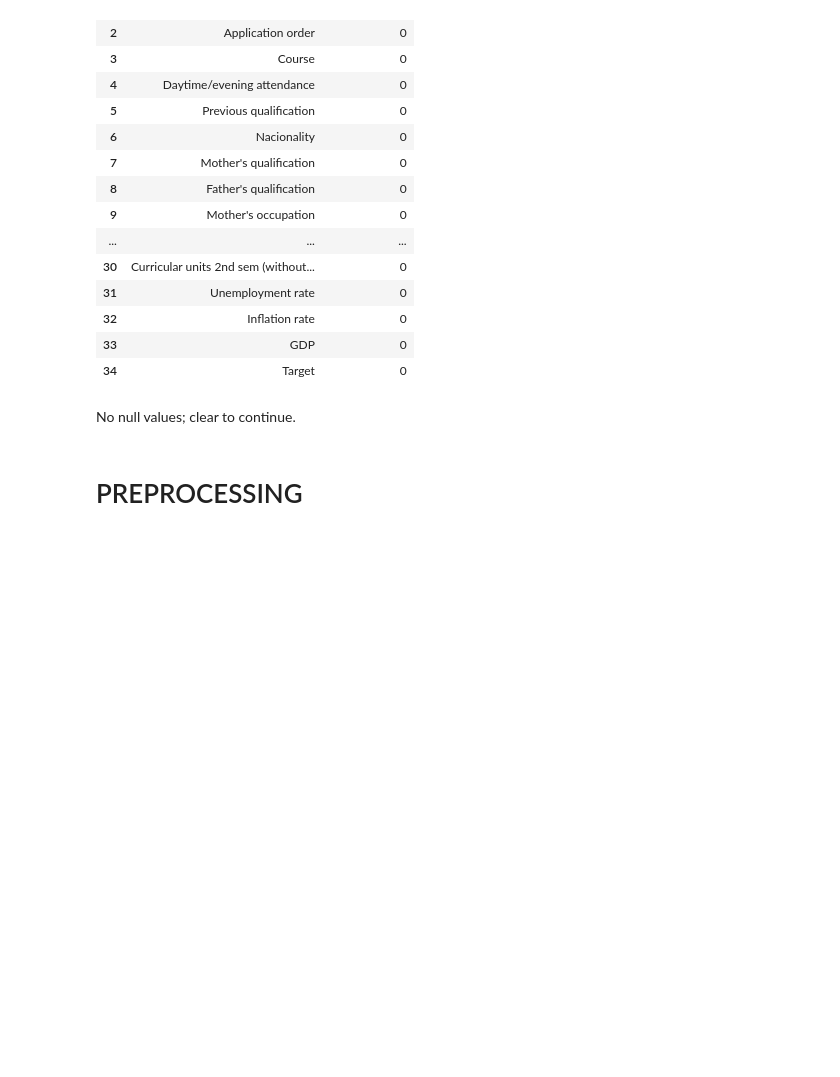
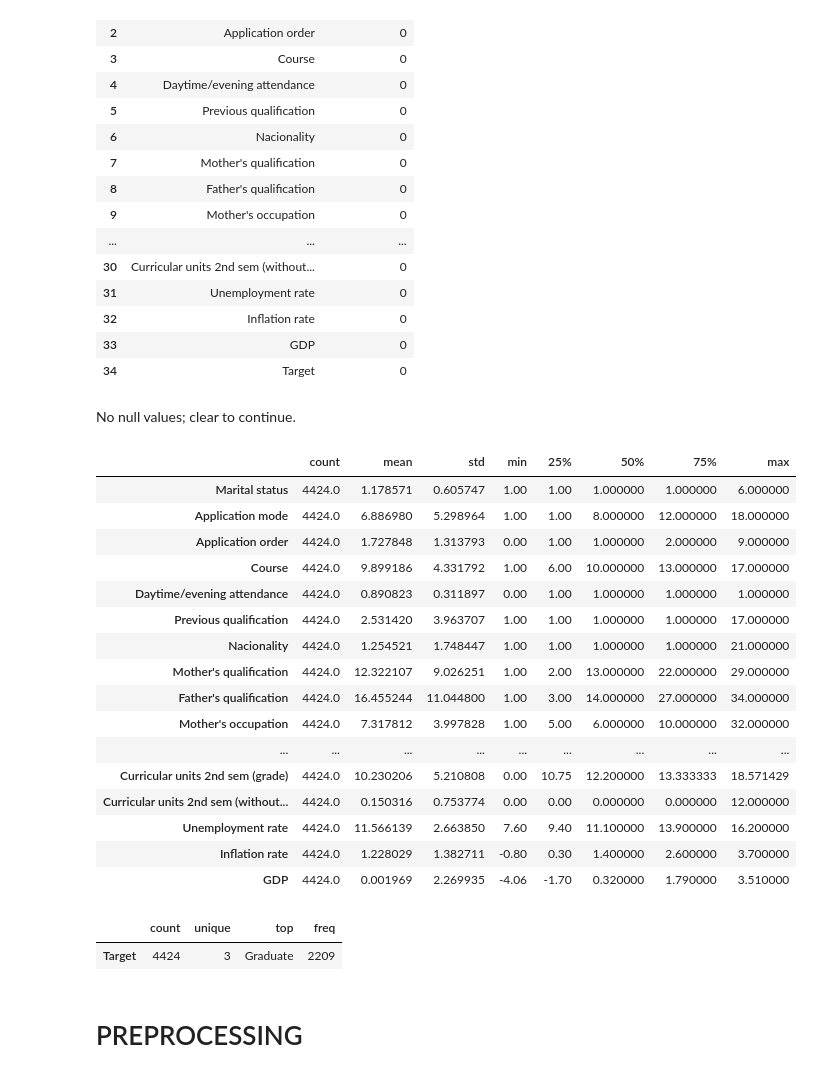
Before and after one commit to AldyG/PDA_G17, a Jupyter notebook: DataPrepEDA.ipynb, the cells around one changed output. Drawn from its saved outputs; the diff is of its cells as text; code cells hidden in the pictures; blank space fills up the shorter version.

```diff
--- a/DataPrepEDA.ipynb
+++ b/DataPrepEDA.ipynb
@@ -75,6 +75,33 @@ missing_values
 | 34 | Target | 0 |
 # %% [markdown]
 No null values; clear to continue.
+# %%
+# Check statistical summary for numerical columns
+data.describe(exclude=['object']).T
+# %% [output]
+|  | count | mean | std | min | 25% | 50% | 75% | max |
+| Marital status | 4424.0 | 1.178571 | 0.605747 | 1.00 | 1.00 | 1.000000 | 1.000000 | 6.000000 |
+| Application mode | 4424.0 | 6.886980 | 5.298964 | 1.00 | 1.00 | 8.000000 | 12.000000 | 18.000000 |
+| Application order | 4424.0 | 1.727848 | 1.313793 | 0.00 | 1.00 | 1.000000 | 2.000000 | 9.000000 |
+| Course | 4424.0 | 9.899186 | 4.331792 | 1.00 | 6.00 | 10.000000 | 13.000000 | 17.000000 |
+| Daytime/evening attendance | 4424.0 | 0.890823 | 0.311897 | 0.00 | 1.00 | 1.000000 | 1.000000 | 1.000000 |
+| Previous qualification | 4424.0 | 2.531420 | 3.963707 | 1.00 | 1.00 | 1.000000 | 1.000000 | 17.000000 |
+| Nacionality | 4424.0 | 1.254521 | 1.748447 | 1.00 | 1.00 | 1.000000 | 1.000000 | 21.000000 |
+| Mother's qualification | 4424.0 | 12.322107 | 9.026251 | 1.00 | 2.00 | 13.000000 | 22.000000 | 29.000000 |
+| Father's qualification | 4424.0 | 16.455244 | 11.044800 | 1.00 | 3.00 | 14.000000 | 27.000000 | 34.000000 |
+| Mother's occupation | 4424.0 | 7.317812 | 3.997828 | 1.00 | 5.00 | 6.000000 | 10.000000 | 32.000000 |
+| ... | ... | ... | ... | ... | ... | ... | ... | ... |
+| Curricular units 2nd sem (grade) | 4424.0 | 10.230206 | 5.210808 | 0.00 | 10.75 | 12.200000 | 13.333333 | 18.571429 |
+| Curricular units 2nd sem (without... | 4424.0 | 0.150316 | 0.753774 | 0.00 | 0.00 | 0.000000 | 0.000000 | 12.000000 |
+| Unemployment rate | 4424.0 | 11.566139 | 2.663850 | 7.60 | 9.40 | 11.100000 | 13.900000 | 16.200000 |
+| Inflation rate | 4424.0 | 1.228029 | 1.382711 | -0.80 | 0.30 | 1.400000 | 2.600000 | 3.700000 |
+| GDP | 4424.0 | 0.001969 | 2.269935 | -4.06 | -1.70 | 0.320000 | 1.790000 | 3.510000 |
+# %%
+# Check statistical summary for categorical columns
+data.describe(include=['object']).T
+# %% [output]
+|  | count | unique | top | freq |
+| Target | 4424 | 3 | Graduate | 2209 |
 # %% [markdown]
 # PREPROCESSING
 # %% [markdown]
```
Also changed, not shown: parts of 2 cells of this notebook.
